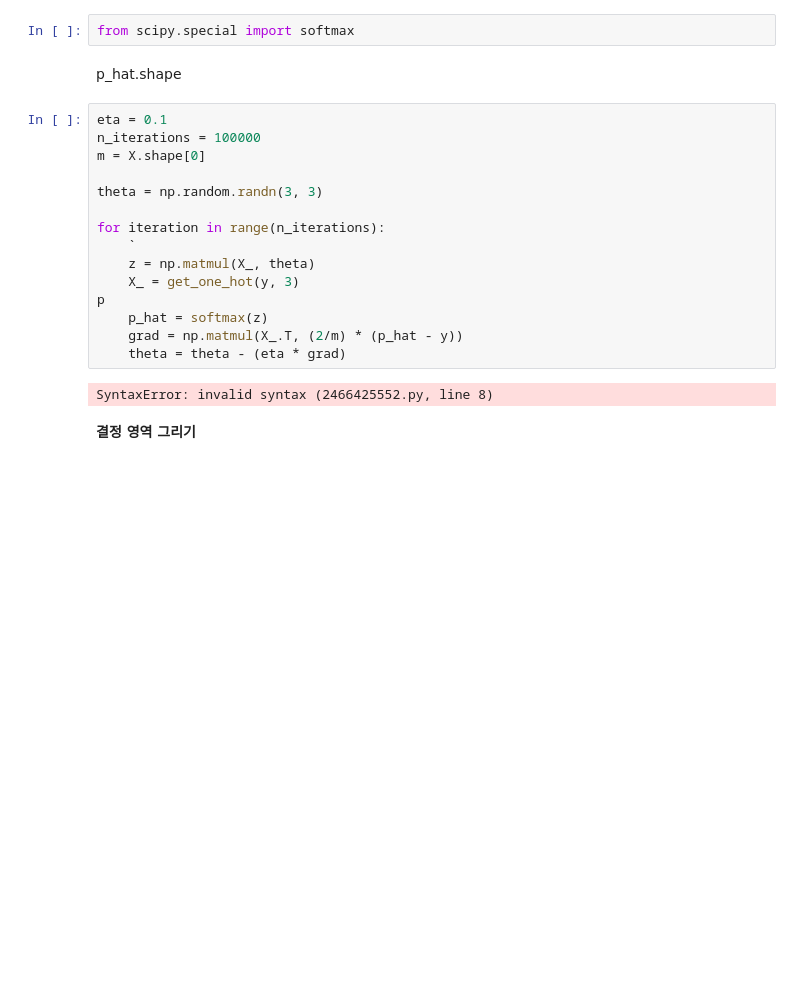
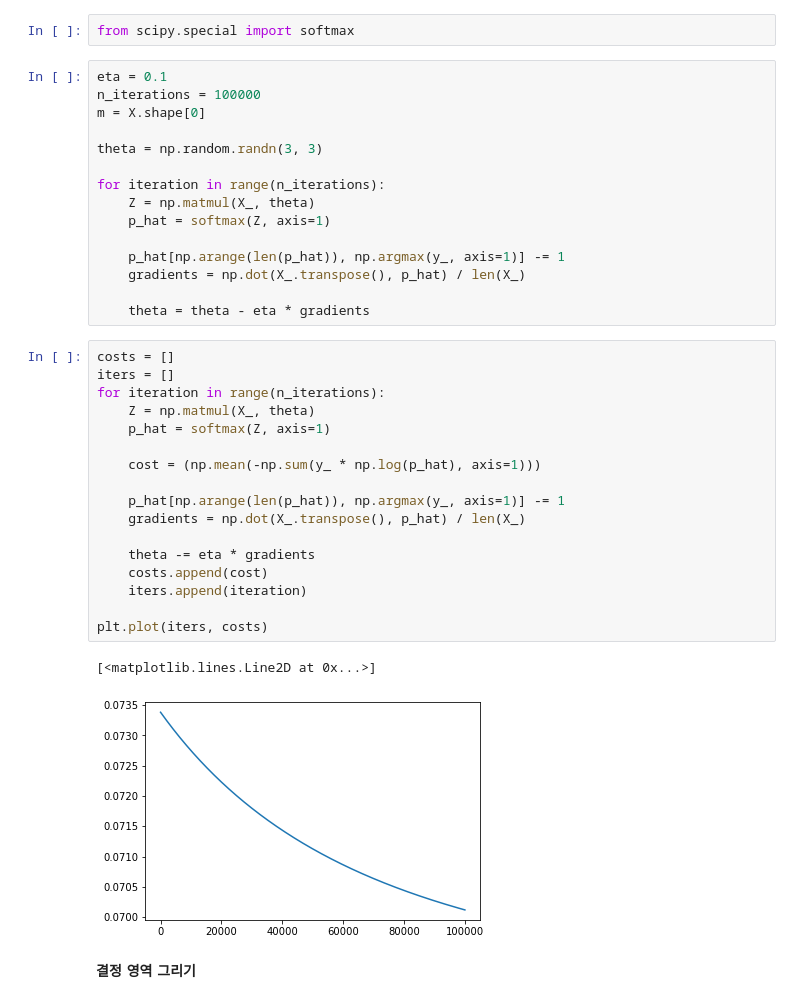
Before and after one commit to Yondubuntu/AI-project-test, a Jupyter notebook: [실습과제#2]_로지스틱_회귀를_이용한_분류기 원본.ipynb, the cells around one changed output. Cells and saved outputs as stored; diff of their text form; blank space fills up the shorter version.

```diff
--- a/[실습과제#2]_로지스틱_회귀를_이용한_분류기 원본.ipynb
+++ b/[실습과제#2]_로지스틱_회귀를_이용한_분류기 원본.ipynb
@@ -555,8 +547,6 @@ y_ = get_one_hot(y, 3)
 **분류기 학습**
 # %%
 from scipy.special import softmax
-# %% [markdown]
-p_hat.shape
 # %%
 eta = 0.1
 n_iterations = 100000
@@ -565,15 +555,33 @@ m = X.shape[0]
 theta = np.random.randn(3, 3)
 
 for iteration in range(n_iterations):
-    `
-    z = np.matmul(X_, theta)
-    X_ = get_one_hot(y, 3)
-p
-    p_hat = softmax(z)
-    grad = np.matmul(X_.T, (2/m) * (p_hat - y))
-    theta = theta - (eta * grad)
+    Z = np.matmul(X_, theta)
+    p_hat = softmax(Z, axis=1)
+
+    p_hat[np.arange(len(p_hat)), np.argmax(y_, axis=1)] -= 1
+    gradients = np.dot(X_.transpose(), p_hat) / len(X_)
+
+    theta = theta - eta * gradients
-# %% [output]
-SyntaxError: invalid syntax (2466425552.py, line 8)
+# %%
+costs = []
+iters = []
+for iteration in range(n_iterations):
+    Z = np.matmul(X_, theta)
+    p_hat = softmax(Z, axis=1)
+
+    cost = (np.mean(-np.sum(y_ * np.log(p_hat), axis=1)))
+
+    p_hat[np.arange(len(p_hat)), np.argmax(y_, axis=1)] -= 1
+    gradients = np.dot(X_.transpose(), p_hat) / len(X_)
+
+    theta -= eta * gradients
+    costs.append(cost)
+    iters.append(iteration)
+
+plt.plot(iters, costs)
+# %% [output]
+[<matplotlib.lines.Line2D at 0x...>]
+[figure, added]
 # %% [markdown]
 **결정 영역 그리기**
 # %%
```
Also changed, not shown: parts of 13 cells of this notebook, 5 other files.
